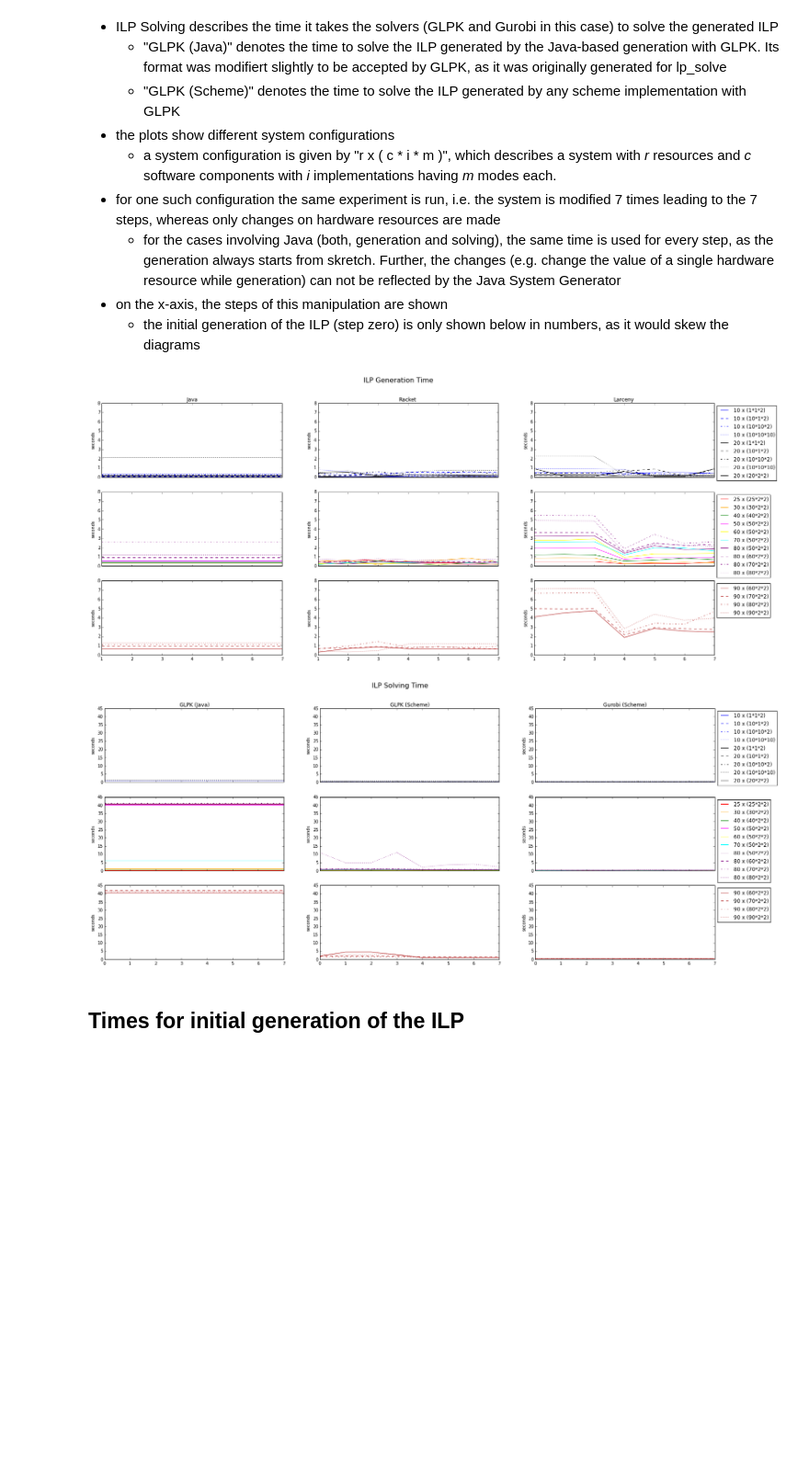
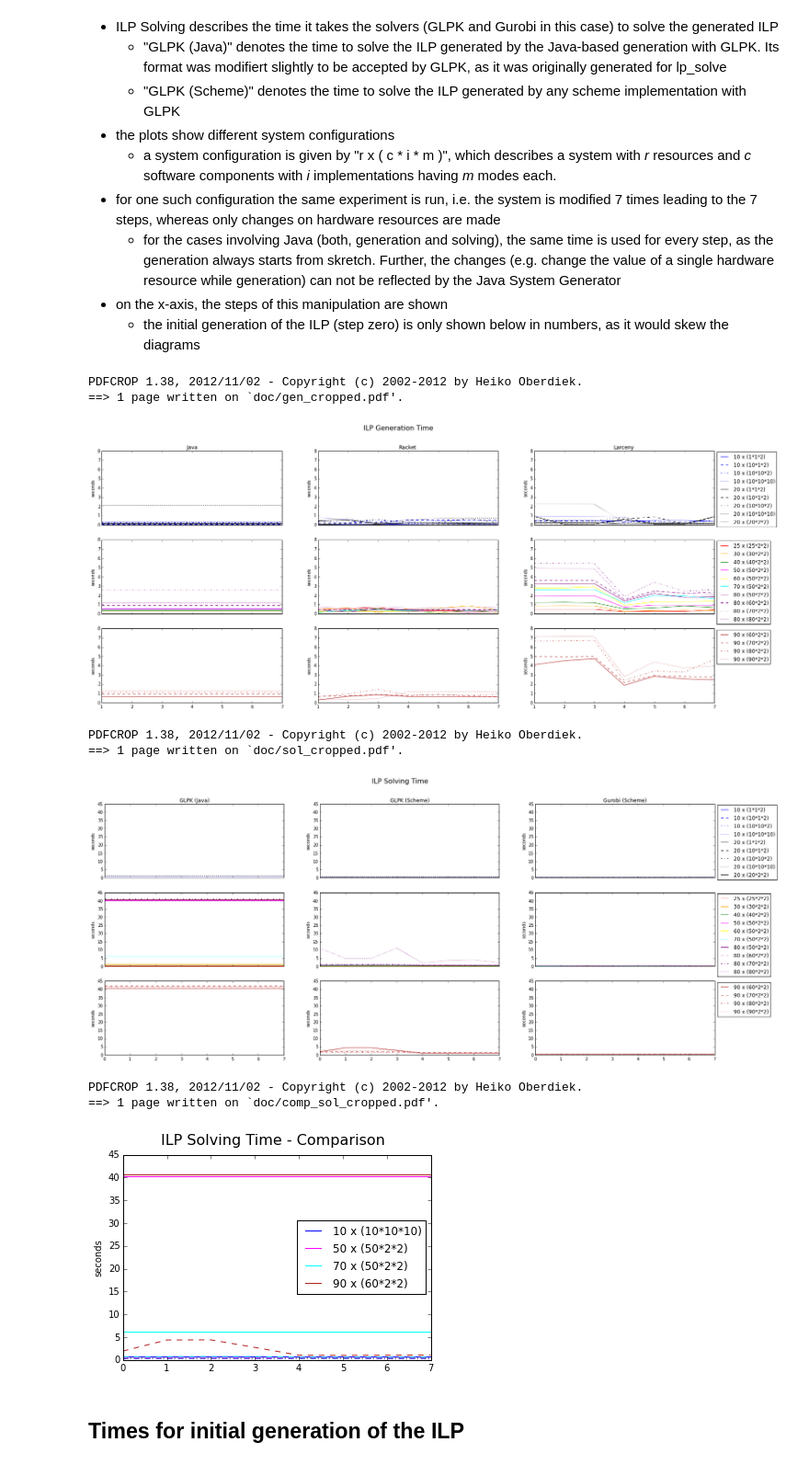
Before and after one commit to rene-schoene/racr-mquat, a Jupyter notebook: ilp-measurement.ipynb, the cells around one changed output. Shown at 92% size. Saved outputs shown, nothing was run; the diff lists cells and outputs as text; code cells hidden in the pictures; blank space fills up the shorter version.

Commit message:
Updated presentation
- added overlay graph, test setup, wcet squeezing

```diff
--- a/ilp-measurement.ipynb
+++ b/ilp-measurement.ipynb
@@ -14,7 +14,7 @@ spec_files.sort()
 specs = [np.genfromtxt(f, delimiter=' ', dtype=int)
          for f in spec_files]
 # %%
-lines = ["-","--","-.",":"]
+linestyles = ["-","--","-.",":"]
 colors = ('blue','black','red','orange','green','magenta','yellow', 'cyan', 'purple', 'firebrick')
 colorcycle = cycle(colors)
 lastpe = False
@@ -24,7 +24,7 @@ for spec in specs:
     pe, comp, impl, mode = (spec[2], spec[4], spec[5], spec[6])
     if not lastpe or lastpe != pe:
         color = next(colorcycle)
-        linecycle = cycle(lines)
+        linecycle = cycle(linestyles)
     line  = next(linecycle)
     lastpe = pe
     line_def.append(line)
@@ -149,7 +149,7 @@ for p in params:
     line_java    = ax_j.plot(x_g, p[8][0]*np.ones(len(p[1])), ls = p[5], c = p[6], label = p[7])
     line_racket  = ax_r.plot(x_g, p[1], ls = p[5], c = p[6], label = p[7])
     line_larceny = ax_l.plot(x_g, p[2], ls = p[5], c = p[6], label = p[7])
-    ax_l.legend(loc='upper left', bbox_to_anchor=(1, 1))
+    ax_l.legend(loc='upper left', bbox_to_anchor=(1, 1.02))
     ax_j.set_ylabel('seconds')
     ax_r.set_ylabel('seconds')
     ax_l.set_ylabel('seconds')
@@ -167,10 +167,13 @@ first_ax[2].set_title('Larceny')
 f.subplots_adjust(hspace=0.2)
 plt.setp([a.get_xticklabels() for a in f.axes[:-3]], visible=False)
 plt.setp([a.get_yticklabels() for a in f.axes], visible=True)
-plt.savefig('gen.pdf')
+plt.savefig('doc/gen.pdf')
+!pdfcrop doc/gen.pdf doc/gen_cropped.pdf
 plt.savefig('gen.png')
 plt.show()
 # %% [output]
+PDFCROP 1.38, 2012/11/02 - Copyright (c) 2002-2012 by Heiko Oberdiek.
+==> 1 page written on `doc/gen_cropped.pdf'.
 [figure]
 # %%
 f, ax_arr = plt.subplots(nrows = ax_nr+1, ncols = 3, sharex=True, sharey=True)
@@ -187,7 +190,7 @@ for p in params:
     line_javaglpk = ax_javaglpk.plot(x, p[9][0]*np.ones(len(p[3])), ls = p[5], c = p[6], label = p[7])
     line_glpk     = ax_glpk.plot(x, p[3], ls = p[5], c = p[6], label = p[7])
     line_gurobi   = ax_gurobi.plot(x, p[4], ls = p[5], c = p[6], label = p[7])
-    ax_gurobi.legend(loc='upper left', bbox_to_anchor=(1, 1))
+    ax_gurobi.legend(loc='upper left', bbox_to_anchor=(1, 1.02))
     ax_javaglpk.set_ylabel('seconds')
     ax_glpk.set_ylabel('seconds')
     ax_gurobi.set_ylabel('seconds')
@@ -205,11 +208,32 @@ first_ax[2].set_title('Gurobi (Scheme)')
 f.subplots_adjust(hspace=0.2)
 plt.setp([a.get_xticklabels() for a in f.axes[:-3]], visible=False)
 plt.setp([a.get_yticklabels() for a in f.axes], visible=True)
-plt.savefig('sol.pdf')
+plt.savefig('doc/sol.pdf')
+!pdfcrop doc/sol.pdf doc/sol_cropped.pdf
 plt.savefig('sol.png')
 plt.show()
 # %% [output]
+PDFCROP 1.38, 2012/11/02 - Copyright (c) 2002-2012 by Heiko Oberdiek.
+==> 1 page written on `doc/sol_cropped.pdf'.
 [figure]
+# %%
+indices = [3, 12, 14, 19]
+for i in indices:
+    p = params[i]
+    line_javaglpk = plt.plot(x, p[9][0]*np.ones(len(p[3])), ls = linestyles[0], c = p[6], label = p[7])
+    line_glpk     = plt.plot(x, p[3], ls = linestyles[1], c = p[6])
+    line_gurobi   = plt.plot(x, p[4], ls = linestyles[3], c = p[6])
+plt.legend(loc = 'right')
+plt.ylabel('seconds')
+plt.suptitle('ILP Solving Time - Comparison', fontsize = 16)
+plt.savefig('doc/comp_sol.pdf')
+!pdfcrop doc/comp_sol.pdf doc/comp_sol_cropped.pdf
+plt.savefig('comp_sol.png')
+plt.show()
+# %% [output]
+PDFCROP 1.38, 2012/11/02 - Copyright (c) 2002-2012 by Heiko Oberdiek.
+==> 1 page written on `doc/comp_sol_cropped.pdf'.
+[figure, added]
 # %% [markdown]
 ## Times for initial generation of the ILP
 # %%
```
Also changed, not shown: 5 other files.
